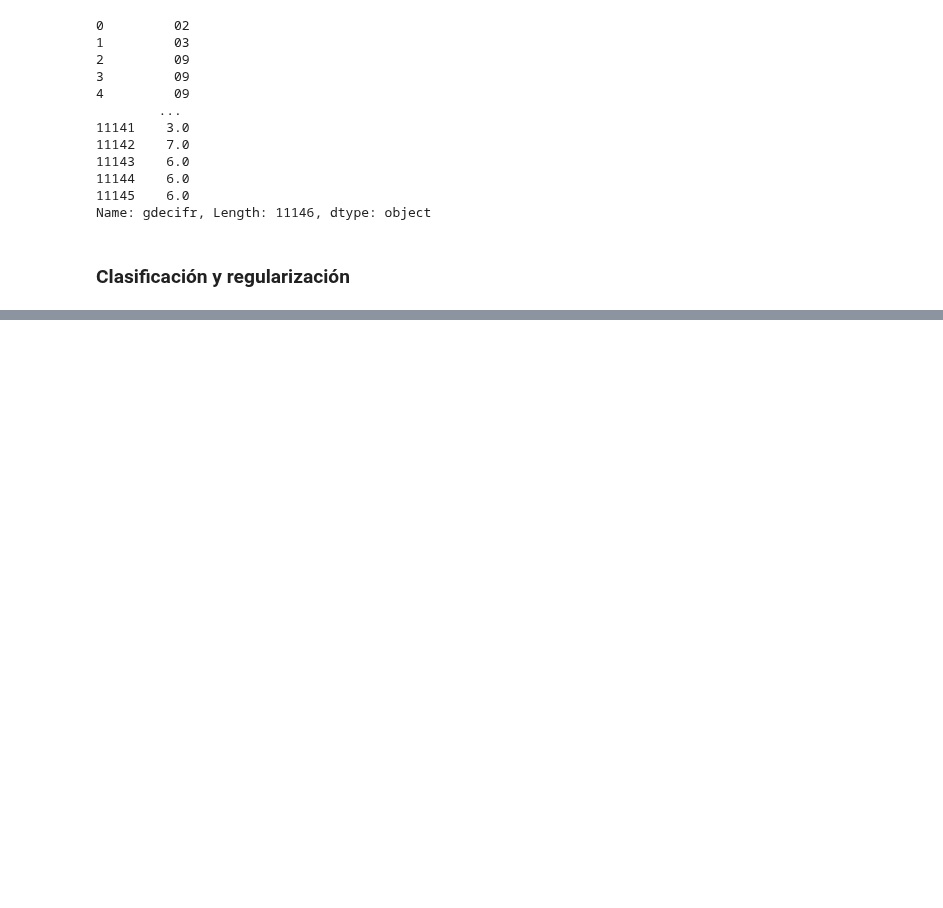
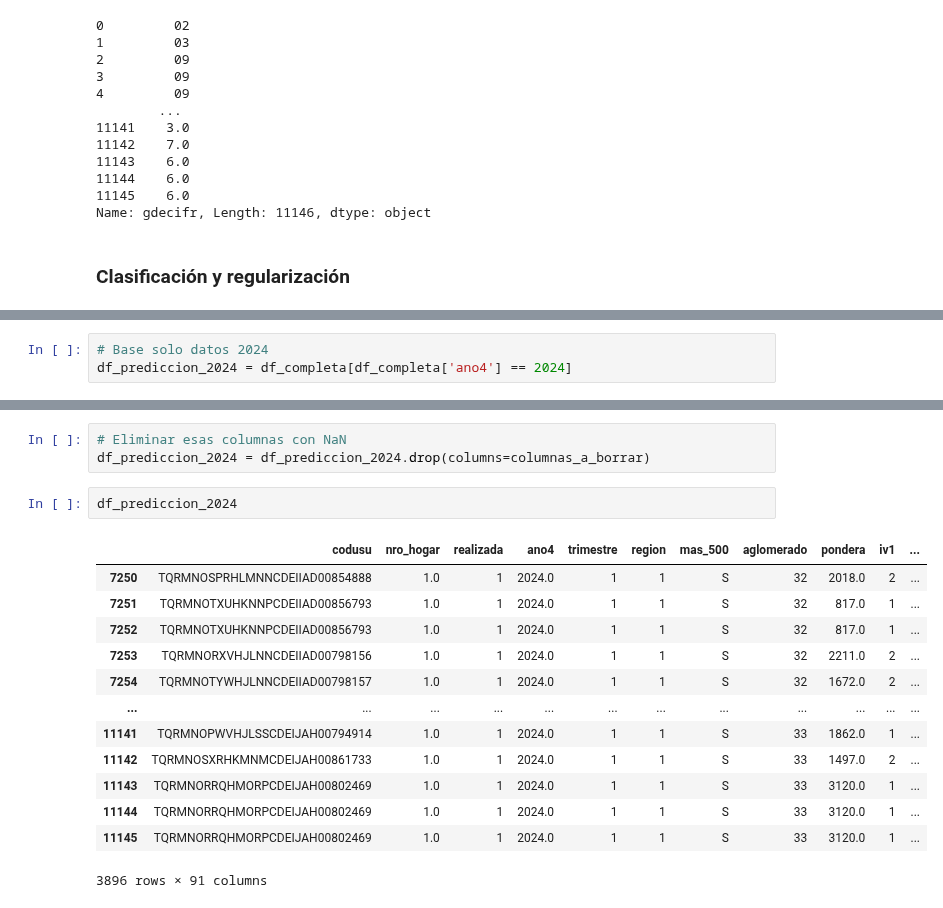
Before and after one commit to miligarofalo/CC408-T2-1, a Jupyter notebook: TP4/TP4_grupal.ipynb, the cells around one changed output, grey strips where cells are left out. Drawn from its saved outputs; the diff is of its cells as text; blank space fills up the shorter version.

```diff
--- a/TP4/TP4_grupal.ipynb
+++ b/TP4/TP4_grupal.ipynb
@@ -657,0 +660,3 @@ Name: gdecifr, Length: 11146, dtype: object
+# %%
+# Base solo datos 2024
+df_prediccion_2024 = df_completa[df_completa['ano4'] == 2024]
@@ -657,0 +699,19 @@ Name: gdecifr, Length: 11146, dtype: object
+# %%
+# Eliminar esas columnas con NaN
+df_prediccion_2024 = df_prediccion_2024.drop(columns=columnas_a_borrar)
+# %%
+df_prediccion_2024
+# %% [output]
+|  | codusu | nro_hogar | realizada | ano4 | trimestre | region | mas_500 | aglomerado | pondera | iv1 | ... |
+| 7250 | TQRMNOSPRHLMNNCDEIIAD00854888 | 1.0 | 1 | 2024.0 | 1 | 1 | S | 32 | 2018.0 | 2 | ... |
+| 7251 | TQRMNOTXUHKNNPCDEIIAD00856793 | 1.0 | 1 | 2024.0 | 1 | 1 | S | 32 | 817.0 | 1 | ... |
+| 7252 | TQRMNOTXUHKNNPCDEIIAD00856793 | 1.0 | 1 | 2024.0 | 1 | 1 | S | 32 | 817.0 | 1 | ... |
+| 7253 | TQRMNORXVHJLNNCDEIIAD00798156 | 1.0 | 1 | 2024.0 | 1 | 1 | S | 32 | 2211.0 | 2 | ... |
+| 7254 | TQRMNOTYWHJLNNCDEIIAD00798157 | 1.0 | 1 | 2024.0 | 1 | 1 | S | 32 | 1672.0 | 2 | ... |
+| ... | ... | ... | ... | ... | ... | ... | ... | ... | ... | ... | ... |
+| 11141 | TQRMNOPWVHJLSSCDEIJAH00794914 | 1.0 | 1 | 2024.0 | 1 | 1 | S | 33 | 1862.0 | 1 | ... |
+| 11142 | TQRMNOSXRHKMNMCDEIJAH00861733 | 1.0 | 1 | 2024.0 | 1 | 1 | S | 33 | 1497.0 | 2 | ... |
+| 11143 | TQRMNORRQHMORPCDEIJAH00802469 | 1.0 | 1 | 2024.0 | 1 | 1 | S | 33 | 3120.0 | 1 | ... |
+| 11144 | TQRMNORRQHMORPCDEIJAH00802469 | 1.0 | 1 | 2024.0 | 1 | 1 | S | 33 | 3120.0 | 1 | ... |
+| 11145 | TQRMNORRQHMORPCDEIJAH00802469 | 1.0 | 1 | 2024.0 | 1 | 1 | S | 33 | 3120.0 | 1 | ... |
+3896 rows × 91 columns
```
Also changed, not shown: parts of 4 cells of this notebook.
